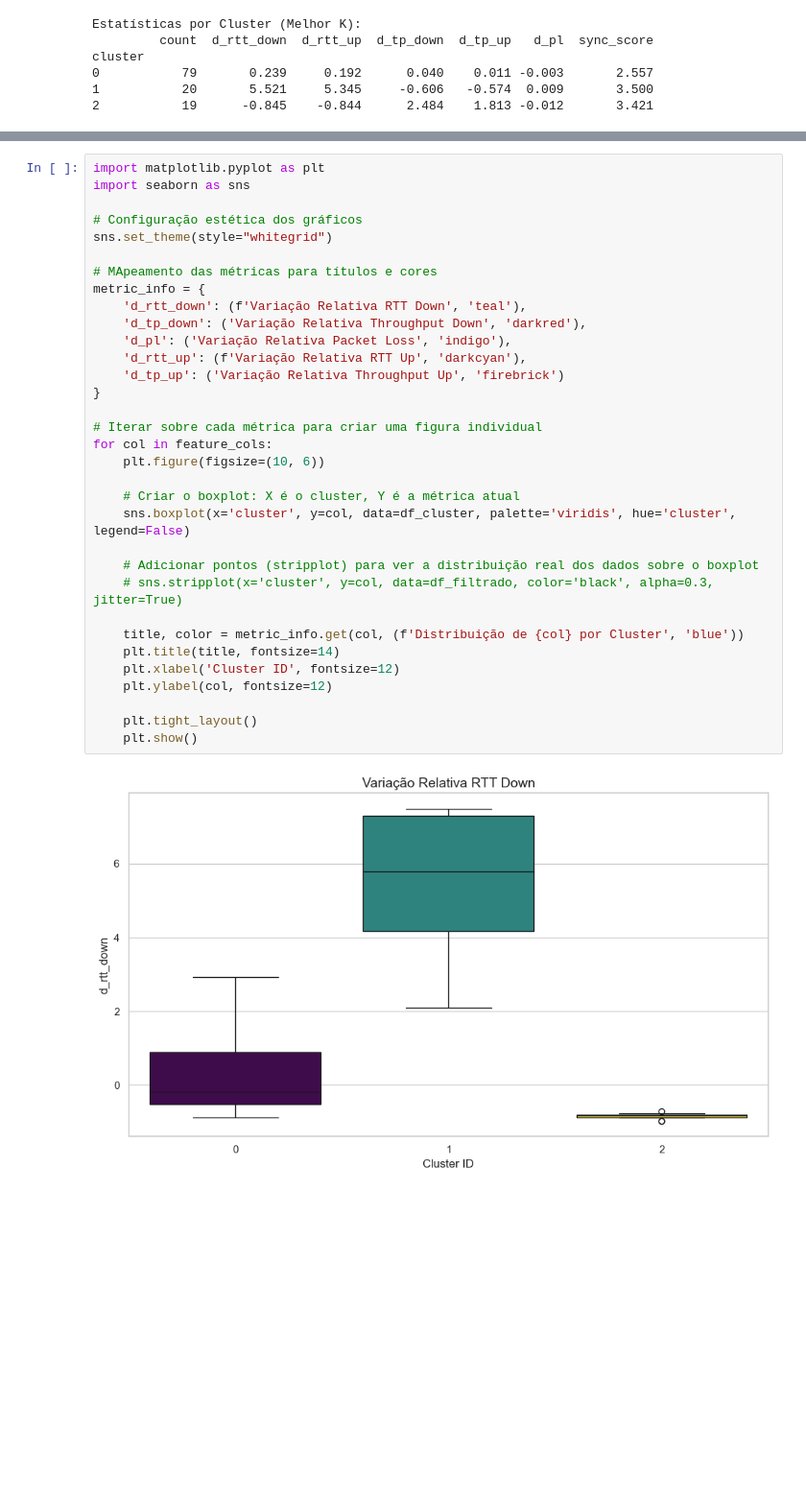
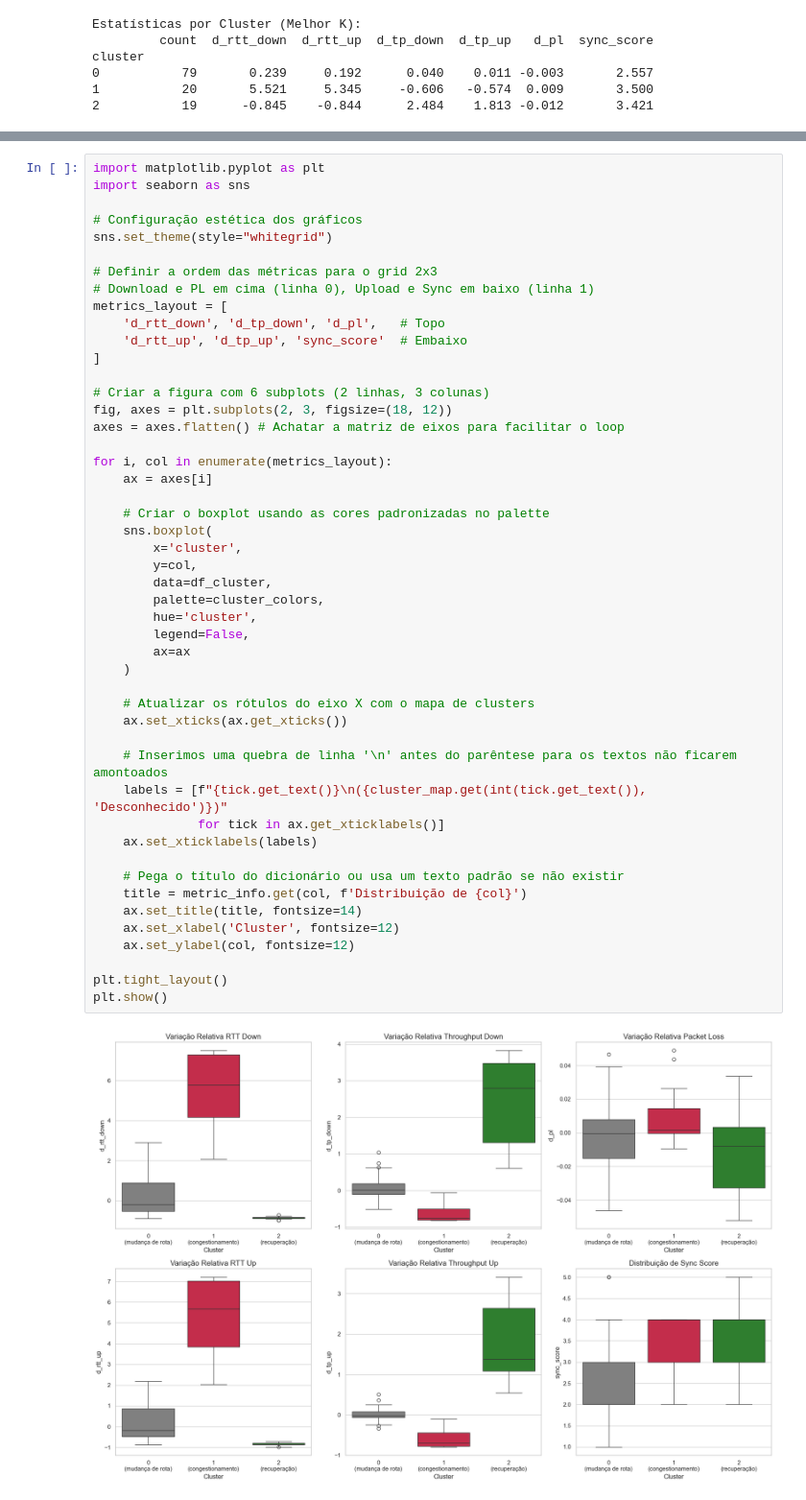
Before and after one commit to lhscaldas/Mestrado, a Jupyter notebook: cluster_analysis.ipynb, the cells around one changed output, grey strips where cells are left out. Shown at 96% size. Drawn from its saved outputs; the diff is of its cells as text; blank space fills up the shorter version.

```diff
--- a/cluster_analysis.ipynb
+++ b/cluster_analysis.ipynb
@@ -118,35 +144,50 @@ cluster
 # %%
 import matplotlib.pyplot as plt
 import seaborn as sns
 
 # Configuração estética dos gráficos
 sns.set_theme(style="whitegrid")
 
-# MApeamento das métricas para títulos e cores
-metric_info = {
-    'd_rtt_down': (f'Variação Relativa RTT Down', 'teal'),
-    'd_tp_down': ('Variação Relativa Throughput Down', 'darkred'),
-    'd_pl': ('Variação Relativa Packet Loss', 'indigo'),
-    'd_rtt_up': (f'Variação Relativa RTT Up', 'darkcyan'),
-    'd_tp_up': ('Variação Relativa Throughput Up', 'firebrick')
-}
+# Definir a ordem das métricas para o grid 2x3
+# Download e PL em cima (linha 0), Upload e Sync em baixo (linha 1)
+metrics_layout = [
+    'd_rtt_down', 'd_tp_down', 'd_pl',   # Topo
+    'd_rtt_up', 'd_tp_up', 'sync_score'  # Embaixo
+]
 
-# Iterar sobre cada métrica para criar uma figura individual
-for col in feature_cols:
-    plt.figure(figsize=(10, 6))
+# Criar a figura com 6 subplots (2 linhas, 3 colunas)
+fig, axes = plt.subplots(2, 3, figsize=(18, 12))
+axes = axes.flatten() # Achatar a matriz de eixos para facilitar o loop
 
-    # Criar o boxplot: X é o cluster, Y é a métrica atual
-    sns.boxplot(x='cluster', y=col, data=df_cluster, palette='viridis', hue='cluster', legend=False)
+for i, col in enumerate(metrics_layout):
+    ax = axes[i]
 
-    # Adicionar pontos (stripplot) para ver a distribuição real dos dados sobre o boxplot
-    # sns.stripplot(x='cluster', y=col, data=df_filtrado, color='black', alpha=0.3, jitter=True)
+    # Criar o boxplot usando as cores padronizadas no palette
+    sns.boxplot(
+        x='cluster',
+        y=col,
+        data=df_cluster,
+        palette=cluster_colors,
+        hue='cluster',
+        legend=False,
+        ax=ax
+    )
 
-    title, color = metric_info.get(col, (f'Distribuição de {col} por Cluster', 'blue'))
-    plt.title(title, fontsize=14)
-    plt.xlabel('Cluster ID', fontsize=12)
-    plt.ylabel(col, fontsize=12)
+    # Atualizar os rótulos do eixo X com o mapa de clusters
+    ax.set_xticks(ax.get_xticks())
 
-    plt.tight_layout()
-    plt.show()
+    # Inserimos uma quebra de linha '\n' antes do parêntese para os textos não ficarem amontoados
+    labels = [f"{tick.get_text()}\n({cluster_map.get(int(tick.get_text()), 'Desconhecido')})"
+              for tick in ax.get_xticklabels()]
+    ax.set_xticklabels(labels)
+
+    # Pega o título do dicionário ou usa um texto padrão se não existir
+    title = metric_info.get(col, f'Distribuição de {col}')
+    ax.set_title(title, fontsize=14)
+    ax.set_xlabel('Cluster', fontsize=12)
+    ax.set_ylabel(col, fontsize=12)
+
+plt.tight_layout()
+plt.show()
 # %% [output]
-[figure, old version]
+[figure, new version]
```
Also changed, not shown: parts of 8 cells of this notebook.
